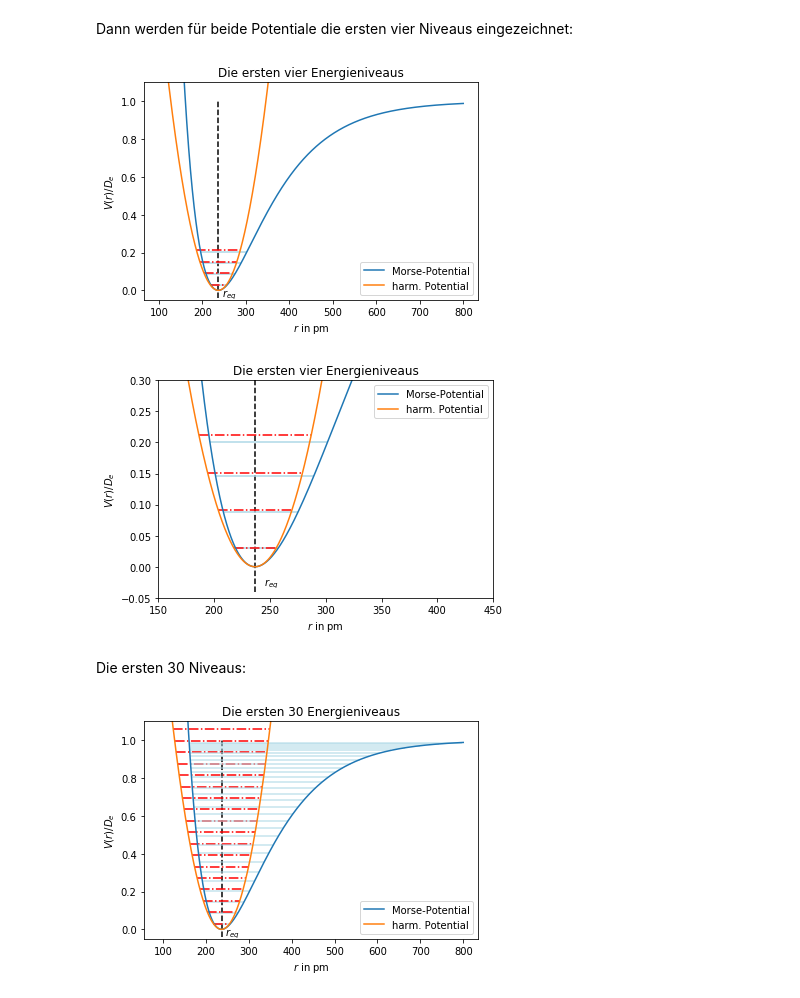
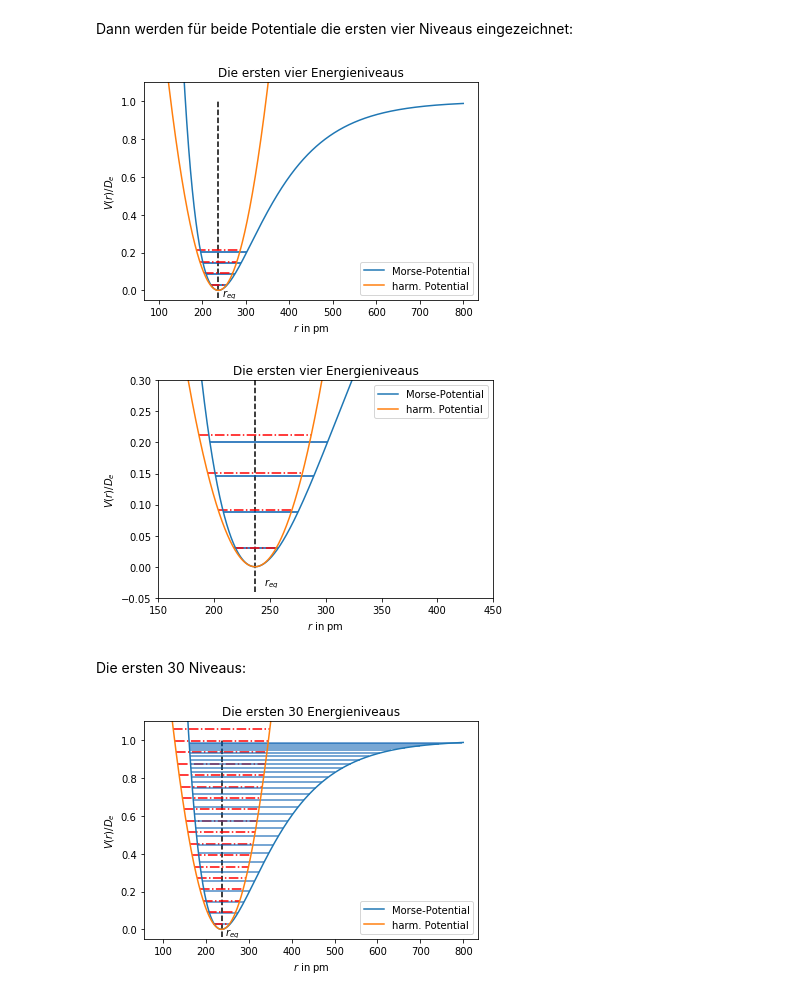
Before and after one commit to roboticSc/PCIII_2020, a Jupyter notebook: Blatt 7.ipynb, the cells around one changed output. Drawn from its saved outputs; the diff is of its cells as text; code cells hidden in the pictures.

Commit message:
Farbe der Morse-Niveaus dunkler gemacht

```diff
--- a/Blatt 7.ipynb
+++ b/Blatt 7.ipynb
@@ -159,8 +160,9 @@ plt.vlines(236.7,-0.04,1, linestyles='dashed')
 plt.text(245,-0.03,"$r_{eq}$")
 
 for n in range(4):
-    plt.hlines(morse_niv(n),r_morse_minus(morse_niv(n))/ 1e-12, r_morse_plus(morse_niv(n))/ 1e-12, linestyle="-", color="lightblue")
+    plt.hlines(morse_niv(n),r_morse_minus(morse_niv(n))/ 1e-12, r_morse_plus(morse_niv(n))/ 1e-12, linestyle="-", color="#005AAF")
     plt.hlines(harm_niv(n),r_harm_minus(harm_niv(n))/ 1e-12, r_harm_plus(harm_niv(n))/ 1e-12, linestyle="-.", color="red")
+
 # Graphen scalieren
 plt.ylim(-0.05,1.1)
 
@@ -168,7 +170,7 @@ plt.title("Die ersten vier Energieniveaus")
 plt.legend()
 plt.show()
 # %% [output]
-[figure, old version]
+[figure, new version]
 # %%
 # Graphen plotten
 plt.plot(r,Norm_Morse(r),label="Morse-Potential")
@@ -181,8 +183,9 @@ plt.vlines(236.7,-0.04,1, linestyles='dashed')
 plt.text(245,-0.03,"$r_{eq}$")
 
 for n in range(4):
-    plt.hlines(morse_niv(n),r_morse_minus(morse_niv(n))/ 1e-12, r_morse_plus(morse_niv(n))/ 1e-12, linestyle="-", color="lightblue")
+    plt.hlines(morse_niv(n),r_morse_minus(morse_niv(n))/ 1e-12, r_morse_plus(morse_niv(n))/ 1e-12, linestyle="-", color="#005AAF")
     plt.hlines(harm_niv(n),r_harm_minus(harm_niv(n))/ 1e-12, r_harm_plus(harm_niv(n))/ 1e-12, linestyle="-.", color="red")
+
 # Graphen scalieren
 plt.ylim(-0.05, 0.3)
 plt.xlim(150, 450)
@@ -191,28 +194,30 @@ plt.title("Die ersten vier Energieniveaus")
 plt.legend()
 plt.show()
 # %% [output]
-[figure, old version]
+[figure, new version]
 # %% [markdown]
 Die ersten 30 Niveaus:
 # %%
 # Graphen plotten
 plt.plot(r,Norm_Morse(r),label="Morse-Potential")
 plt.plot(r,Norm_harm(r), label="harm. Potential")
 # Achsen beschriften
 plt.xlabel("$r$ in pm")
 plt.ylabel("$V(r)/D_e $")
 # r_eq Linie einzeichnen und beschriften
 plt.vlines(236.7,-0.04,1, linestyles='dashed')
 plt.text(245,-0.03,"$r_{eq}$")
 
 for n in range(30):
-    plt.hlines(morse_niv(n),r_morse_minus(morse_niv(n))/ 1e-12, r_morse_plus(morse_niv(n))/ 1e-12, linestyle="-", color="lightblue", alpha = 0.7)
+    plt.hlines(morse_niv(n),r_morse_minus(morse_niv(n))/ 1e-12, r_morse_plus(morse_niv(n))/ 1e-12, linestyle="-", color="#005AAF", alpha = 0.7)
     plt.hlines(harm_niv(n),r_harm_minus(harm_niv(n))/ 1e-12, r_harm_plus(harm_niv(n))/ 1e-12, linestyle="-.", color="red")
+
 # Graphen scalieren
 plt.ylim(-0.05,1.1)
+
 
 plt.title("Die ersten 30 Energieniveaus")
 plt.legend()
 plt.show()
 # %% [output]
-[figure, old version]
+[figure, new version]
```
Also changed, not shown: parts of 1 cell of this notebook.
